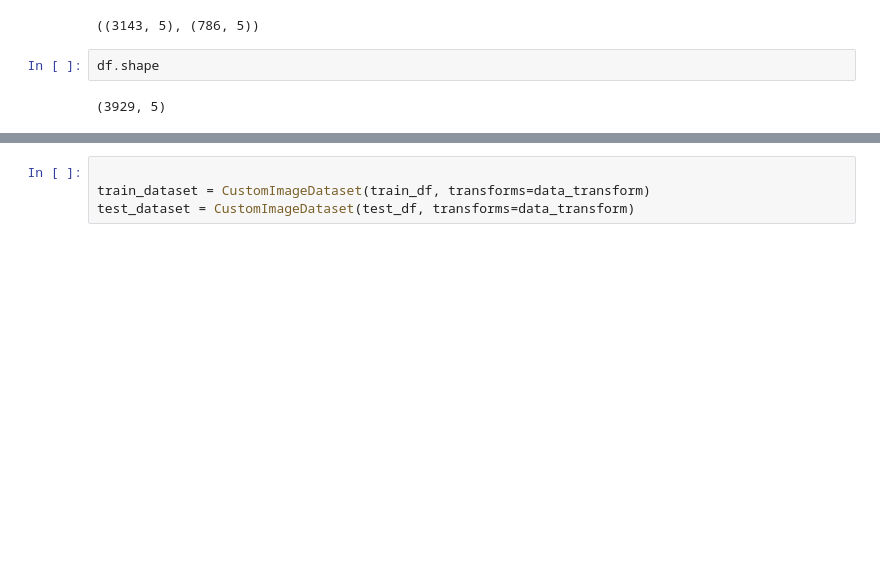
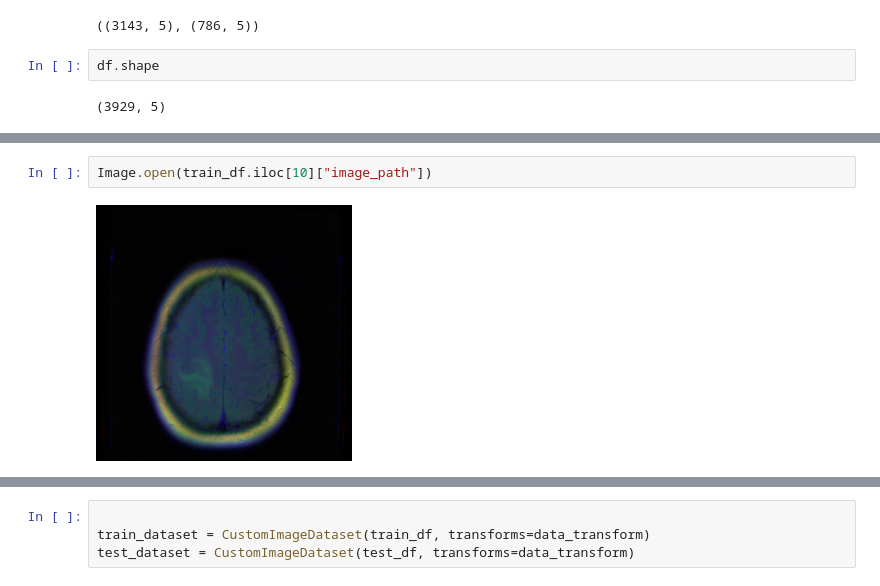
Before and after one commit to guanshengdu/msls-co4-ss24, a Jupyter notebook: project/main_guansheng.ipynb, the cells around one changed output, grey strips where cells are left out. Cells and saved outputs as stored; diff of their text form; blank space fills up the shorter version.

```diff
--- a/project/main_guansheng.ipynb
+++ b/project/main_guansheng.ipynb
@@ -475,0 +483,4 @@ class CustomImageDataset(Dataset):
+# %%
+Image.open(train_df.iloc[10]["image_path"])
+# %% [output]
+[figure, added]
```
Also changed, not shown: parts of 19 cells of this notebook.
